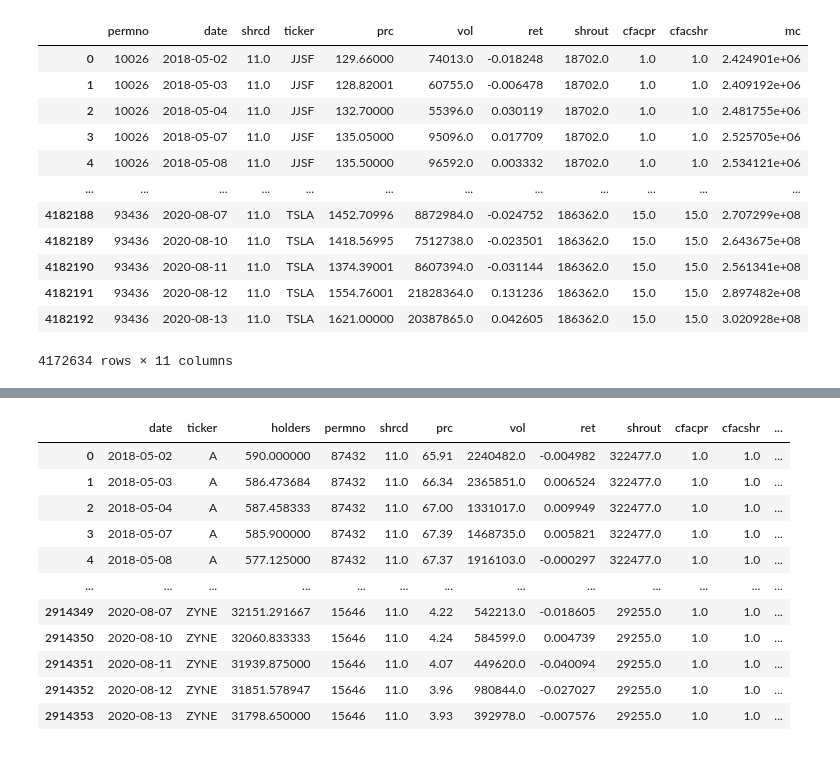
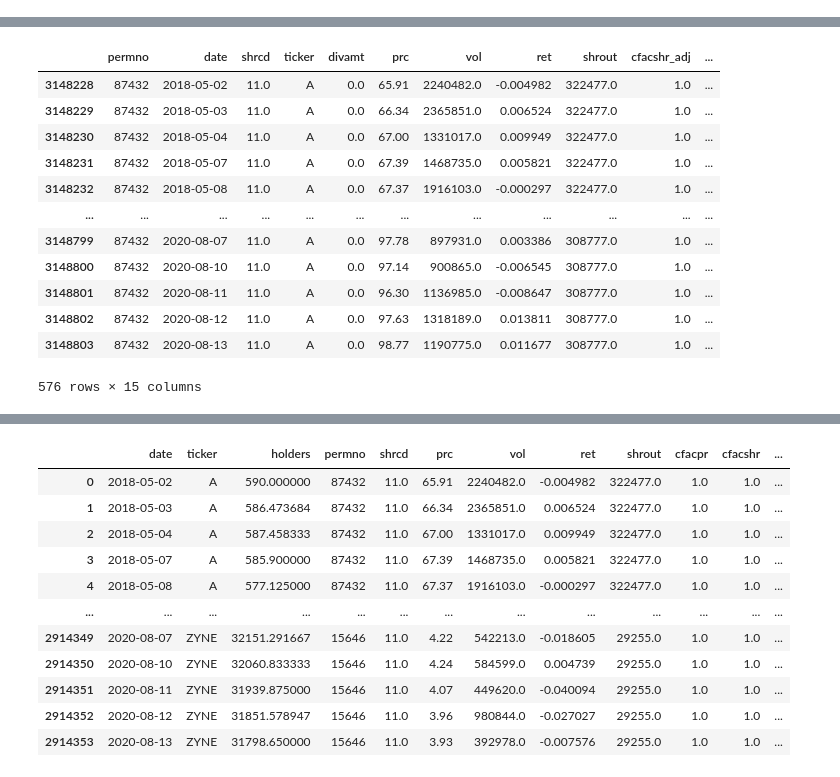
Before and after one commit to FedericoCortesi/Robinhood_data, a Jupyter notebook: notebooks/paper_measures.ipynb, the cells around one changed output, grey strips where cells are left out. Drawn from its saved outputs; the diff is of its cells as text; code cells hidden in the pictures.

```diff
--- a/notebooks/paper_measures.ipynb
+++ b/notebooks/paper_measures.ipynb
@@ -46,17 +4,7 @@ df_crsp_new["date"] = pd.to_datetime(df_crsp_new["date"])
-# %%
-df_crsp_new["ret"] = df_crsp_new["ret"].astype(float)
-df_crsp_new
-# %% [output]
-|  | permno | date | shrcd | ticker | prc | vol | ret | shrout | cfacpr | cfacshr | mc |
-| 0 | 10026 | 2018-05-02 | 11.0 | JJSF | 129.66000 | 74013.0 | -0.018248 | 18702.0 | 1.0 | 1.0 | 2.424901e+06 |
-| 1 | 10026 | 2018-05-03 | 11.0 | JJSF | 128.82001 | 60755.0 | -0.006478 | 18702.0 | 1.0 | 1.0 | 2.409192e+06 |
-| 2 | 10026 | 2018-05-04 | 11.0 | JJSF | 132.70000 | 55396.0 | 0.030119 | 18702.0 | 1.0 | 1.0 | 2.481755e+06 |
-| 3 | 10026 | 2018-05-07 | 11.0 | JJSF | 135.05000 | 95096.0 | 0.017709 | 18702.0 | 1.0 | 1.0 | 2.525705e+06 |
-| 4 | 10026 | 2018-05-08 | 11.0 | JJSF | 135.50000 | 96592.0 | 0.003332 | 18702.0 | 1.0 | 1.0 | 2.534121e+06 |
-| ... | ... | ... | ... | ... | ... | ... | ... | ... | ... | ... | ... |
-| 4182188 | 93436 | 2020-08-07 | 11.0 | TSLA | 1452.70996 | 8872984.0 | -0.024752 | 186362.0 | 15.0 | 15.0 | 2.707299e+08 |
-| 4182189 | 93436 | 2020-08-10 | 11.0 | TSLA | 1418.56995 | 7512738.0 | -0.023501 | 186362.0 | 15.0 | 15.0 | 2.643675e+08 |
-| 4182190 | 93436 | 2020-08-11 | 11.0 | TSLA | 1374.39001 | 8607394.0 | -0.031144 | 186362.0 | 15.0 | 15.0 | 2.561341e+08 |
-| 4182191 | 93436 | 2020-08-12 | 11.0 | TSLA | 1554.76001 | 21828364.0 | 0.131236 | 186362.0 | 15.0 | 15.0 | 2.897482e+08 |
-| 4182192 | 93436 | 2020-08-13 | 11.0 | TSLA | 1621.00000 | 20387865.0 | 0.042605 | 186362.0 | 15.0 | 15.0 | 3.020928e+08 |
-4172634 rows × 11 columns
+# %%
+from src import DataLoader
+
+dl = DataLoader(load_merged=False, load_other_dfs=False)
+
+df = dl._build_df_crsp()
+# %% [output]
@@ -63,3 +16,16 @@ df_crsp_new
+|  | permno | date | shrcd | ticker | divamt | prc | vol | ret | shrout | cfacshr_adj | ... |
+| 3148228 | 87432 | 2018-05-02 | 11.0 | A | 0.0 | 65.91 | 2240482.0 | -0.004982 | 322477.0 | 1.0 | ... |
+| 3148229 | 87432 | 2018-05-03 | 11.0 | A | 0.0 | 66.34 | 2365851.0 | 0.006524 | 322477.0 | 1.0 | ... |
+| 3148230 | 87432 | 2018-05-04 | 11.0 | A | 0.0 | 67.00 | 1331017.0 | 0.009949 | 322477.0 | 1.0 | ... |
+| 3148231 | 87432 | 2018-05-07 | 11.0 | A | 0.0 | 67.39 | 1468735.0 | 0.005821 | 322477.0 | 1.0 | ... |
+| 3148232 | 87432 | 2018-05-08 | 11.0 | A | 0.0 | 67.37 | 1916103.0 | -0.000297 | 322477.0 | 1.0 | ... |
+| ... | ... | ... | ... | ... | ... | ... | ... | ... | ... | ... | ... |
+| 3148799 | 87432 | 2020-08-07 | 11.0 | A | 0.0 | 97.78 | 897931.0 | 0.003386 | 308777.0 | 1.0 | ... |
+| 3148800 | 87432 | 2020-08-10 | 11.0 | A | 0.0 | 97.14 | 900865.0 | -0.006545 | 308777.0 | 1.0 | ... |
+| 3148801 | 87432 | 2020-08-11 | 11.0 | A | 0.0 | 96.30 | 1136985.0 | -0.008647 | 308777.0 | 1.0 | ... |
+| 3148802 | 87432 | 2020-08-12 | 11.0 | A | 0.0 | 97.63 | 1318189.0 | 0.013811 | 308777.0 | 1.0 | ... |
+| 3148803 | 87432 | 2020-08-13 | 11.0 | A | 0.0 | 98.77 | 1190775.0 | 0.011677 | 308777.0 | 1.0 | ... |
+576 rows × 15 columns
 # %%
 import numpy as np
 
```
Also changed, not shown: parts of 17 cells of this notebook, 3 other files.
